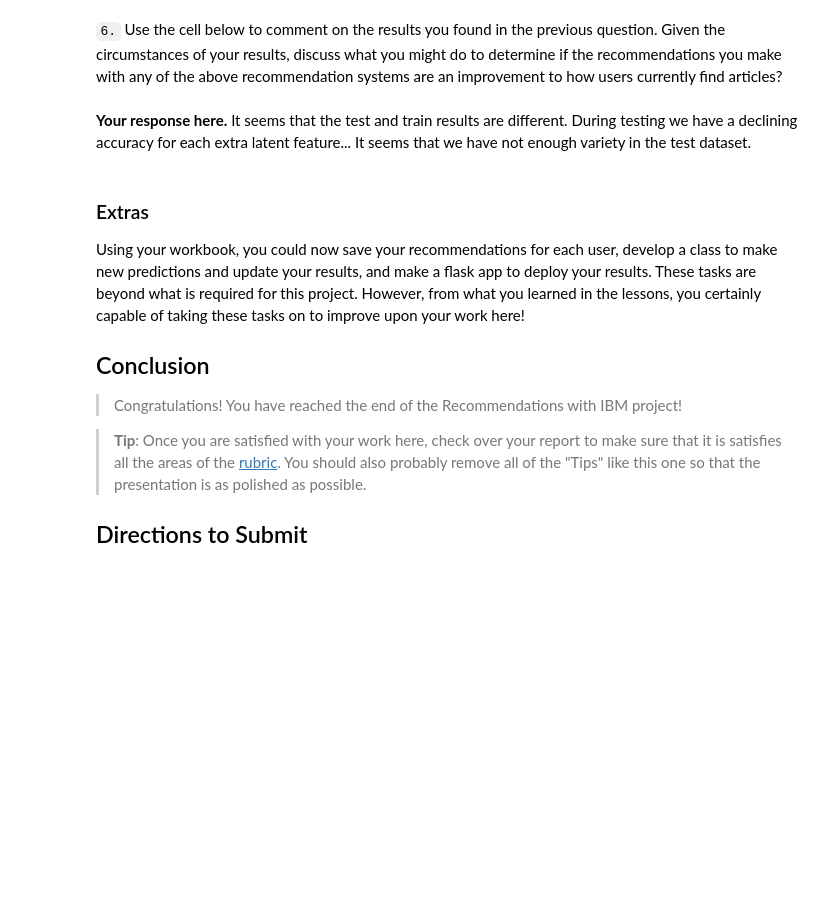
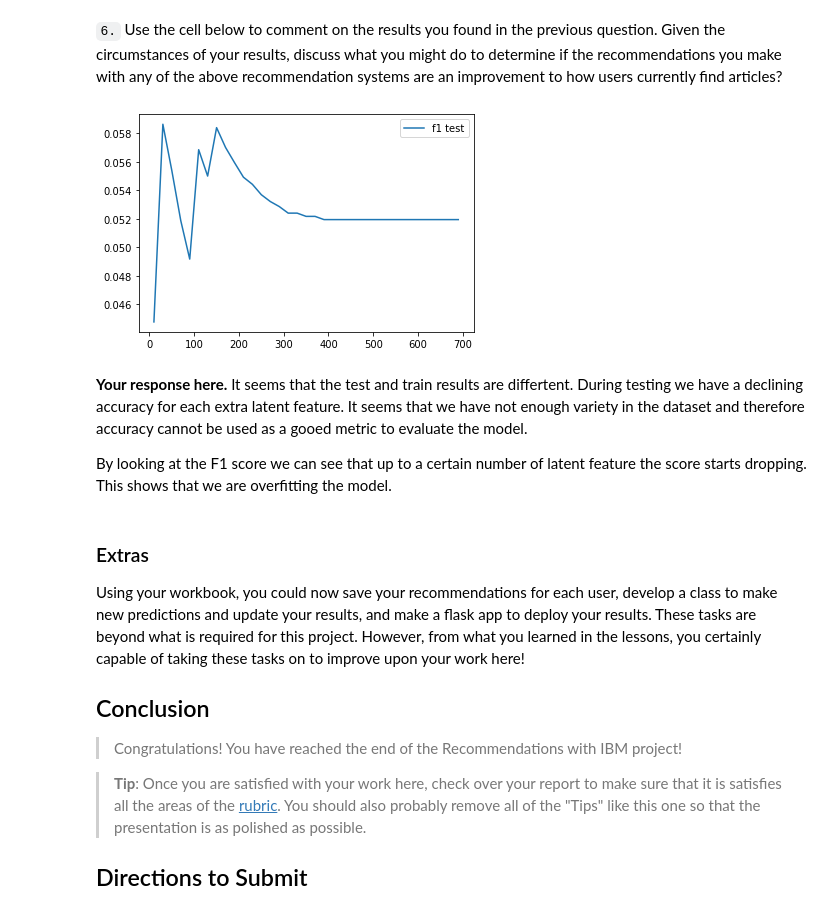
Before and after one commit to elgrande-nl/Recommendations, a Jupyter notebook: Recommendations_with_IBM.ipynb, the cells around one changed output. Drawn from its saved outputs; the diff is of its cells as text; code cells hidden in the pictures; blank space fills up the shorter version.

```diff
--- a/Recommendations_with_IBM.ipynb
+++ b/Recommendations_with_IBM.ipynb
@@ -785,6 +788,9 @@ num_latent_feats = np.arange(10,700+10,20)
 sum_errs=[]
 sum_errors_train = []
 sum_errors_test = []
+
+train_f1 = []
+test_f1 = []
 
 for k in num_latent_feats:
     u_train_lat, s_train_lat, vt_train_lat = u_train[:, :k], np.diag(s_train[:k]), vt_train[:k, :]
@@ -800,6 +806,9 @@ for k in num_latent_feats:
 
     sum_errors_train.append(np.sum(np.sum(np.abs(diffs_train))))
     sum_errors_test.append(np.sum(np.sum(np.abs(diffs_test))))
+
+    train_f1.append(F1(np.array(user_item_train).flatten(), user_item_train_est.flatten(), labels=[1.0], average='macro'))
+    test_f1.append(F1(np.array(user_item_test_could_pred).flatten(), user_item_test_est.flatten(), labels=[1.0], average='macro'))
 # %%
 
 plt.plot(num_latent_feats, 1 - (np.array(sum_errors_train)/(user_item_train.shape[0]*user_item_train.shape[1])), label='train');
@@ -818,10 +827,18 @@ plt.show();
 [figure]
 # %% [markdown]
 `6.` Use the cell below to comment on the results you found in the previous question. Given the circumstances of your results, discuss what you might do to determine if the recommendations you make with any of the above recommendation systems are an improvement to how users currently find articles?
+# %%
+plt.plot(num_latent_feats, test_f1, label='f1 test')
+plt.legend();
+plt.show();
+# %% [output]
+[figure, added]
 # %% [markdown]
 **Your response here.**
-It seems that the test and train results are different. During testing we have a declining accuracy for each extra latent feature...
-It seems that we have not enough variety in the test dataset.
+It seems that the test and train results are differtent. During testing we have a declining accuracy for each extra latent feature.
+It seems that we have not enough variety in the dataset and therefore accuracy cannot be used as a gooed metric to evaluate the model.
+
+By looking at the F1 score we can see that up to a certain number of latent feature the score starts dropping. This shows that we are overfitting the model.
 # %% [markdown]
 <a id='conclusions'></a>
 ### Extras
```
Also changed, not shown: parts of 3 cells of this notebook.
